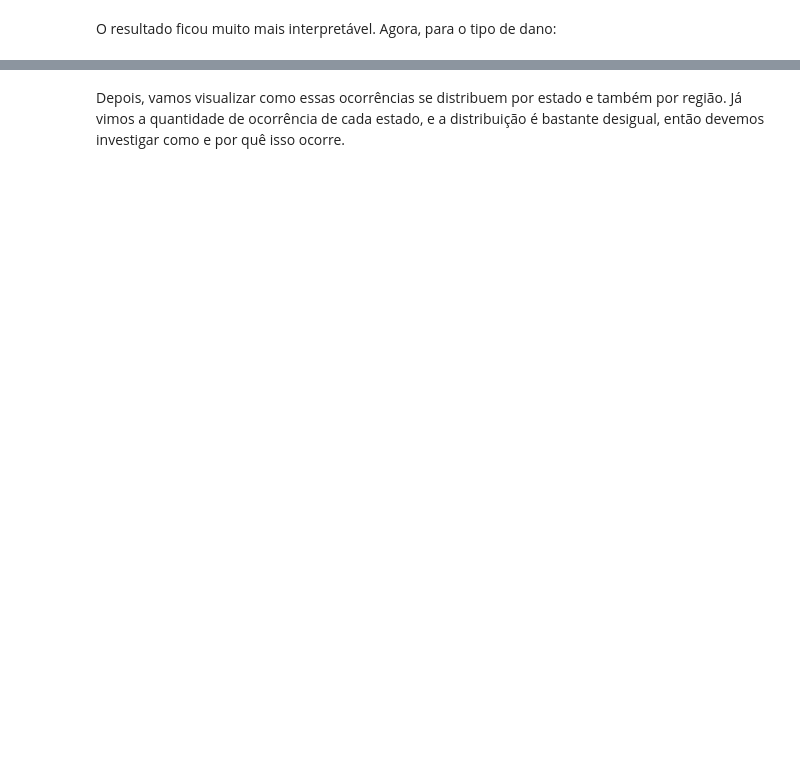
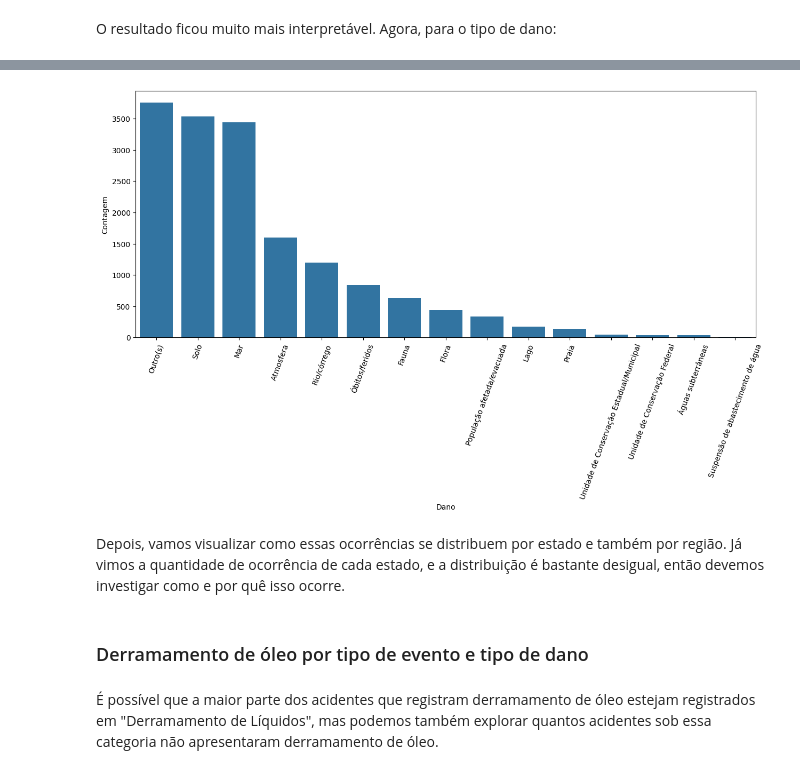
Before and after one commit to mariabrandaob/PCD-2-IBAMA, a Jupyter notebook: PCD_2_IBAMA.ipynb, the cells around one changed output, grey strips where cells are left out. Drawn from its saved outputs; the diff is of its cells as text; code cells hidden in the pictures; blank space fills up the shorter version.

```diff
--- a/PCD_2_IBAMA.ipynb
+++ b/PCD_2_IBAMA.ipynb
@@ -702,3 +724,14 @@ tipos_danos_separados
 | 14 | Suspensão de abastecimento de água | 16 |
+# %%
+plt.figure(figsize=(15,6))
+ax = sns.barplot(tipos_danos_separados, x=tipos_danos_separados['Dano'], y=tipos_danos_separados['Contagem'])
+ax.tick_params(axis='x', rotation=70)
+plt.show()
+# %% [output]
+[figure, added]
 # %% [markdown]
 Depois, vamos visualizar como essas ocorrências se distribuem por estado e também por região. Já vimos a quantidade de ocorrência de cada estado, e a distribuição é bastante desigual, então devemos investigar como e por quê isso ocorre.
+# %% [markdown]
+### Derramamento de óleo por tipo de evento e tipo de dano
+# %% [markdown]
+É possível que a maior parte dos acidentes que registram derramamento de óleo estejam registrados em "Derramamento de Líquidos", mas podemos também explorar quantos acidentes sob essa categoria não apresentaram derramamento de óleo.
```
Also changed, not shown: parts of 31 cells of this notebook.
